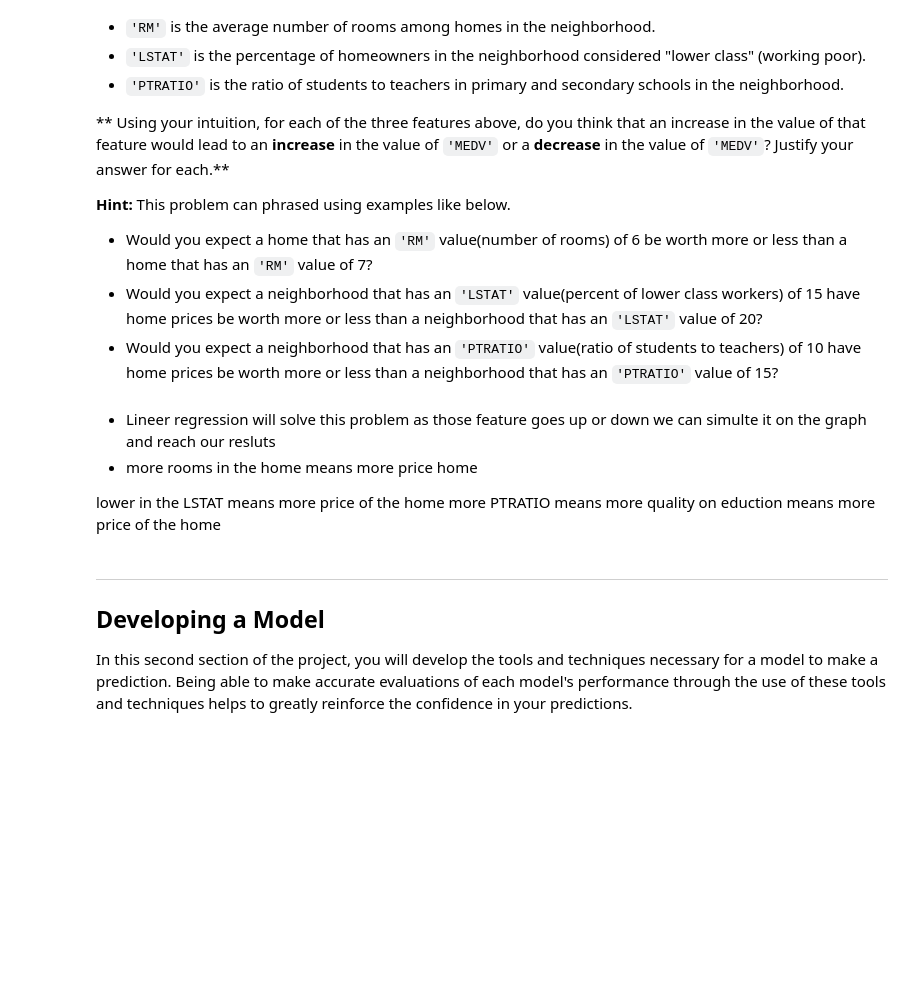
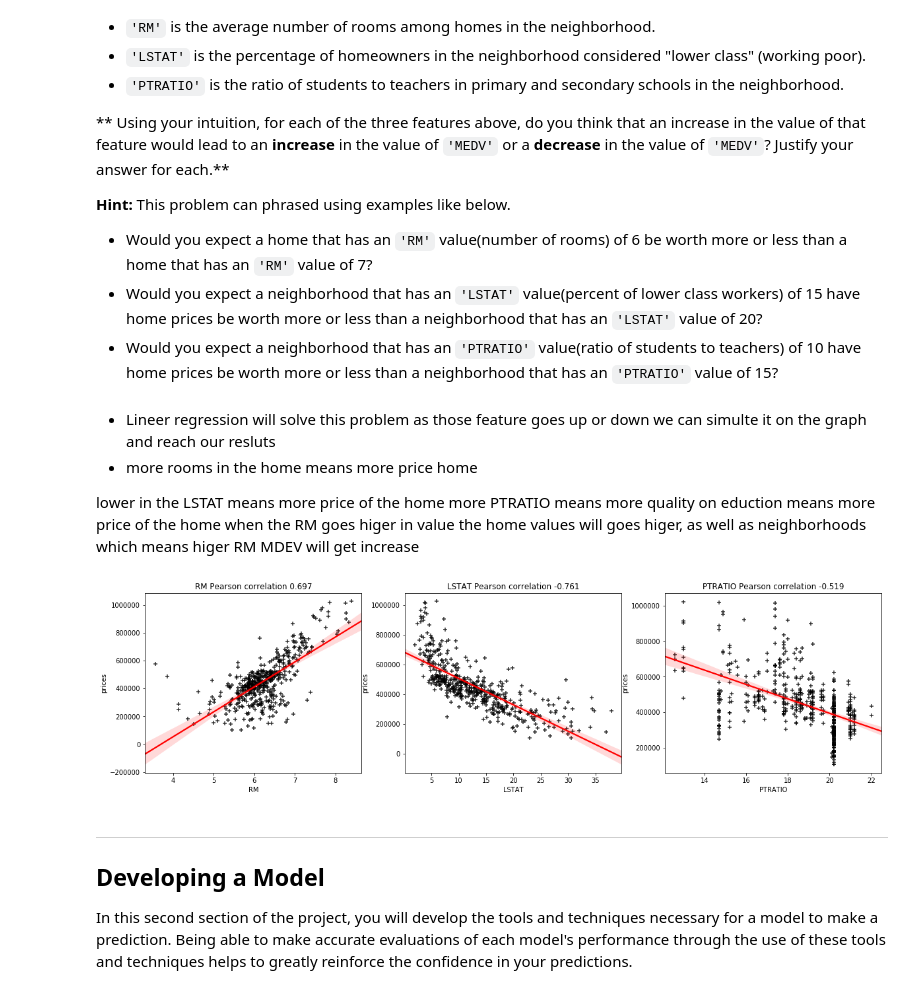
Before and after one commit to ibrahimelbanna/MLNanodegree, a Jupyter notebook: boston_housing/boston_housing.ipynb, the cells around one changed output. Saved outputs shown, nothing was run; the diff lists cells and outputs as text; code cells hidden in the pictures; blank space fills up the shorter version.

```diff
--- a/boston_housing/boston_housing.ipynb
+++ b/boston_housing/boston_housing.ipynb
@@ -103,6 +103,21 @@ As a reminder, we are using three features from the Boston housing dataset: `'RM
 
 lower in the LSTAT means more price of the home
 more PTRATIO  means more quality on eduction means more price of the home
+when the RM goes higer in value the home values will goes higer,
+as well as neighborhoods which means higer RM MDEV will get increase
+# %%
+import matplotlib.pyplot as plt
+import seaborn as sns
+plt.figure(figsize=(20, 5))
+for i, col in enumerate(features.columns):
+    plt.subplot(1, 3, i+1)
+    sns.regplot(data[col],prices, marker='+',scatter_kws={"color": "black"}, line_kws={"color": "red"})
+    plt.title(col + ' Pearson correlation ' + str(np.round(np.corrcoef(data[col], prices)[1][0], 3)))
+    plt.xlabel(col)
+    plt.ylabel('prices')
+plt.show()
+# %% [output]
+[figure, added]
 # %% [markdown]
 ----
 
```
Also changed, not shown: parts of 12 cells of this notebook, 1 other file.
